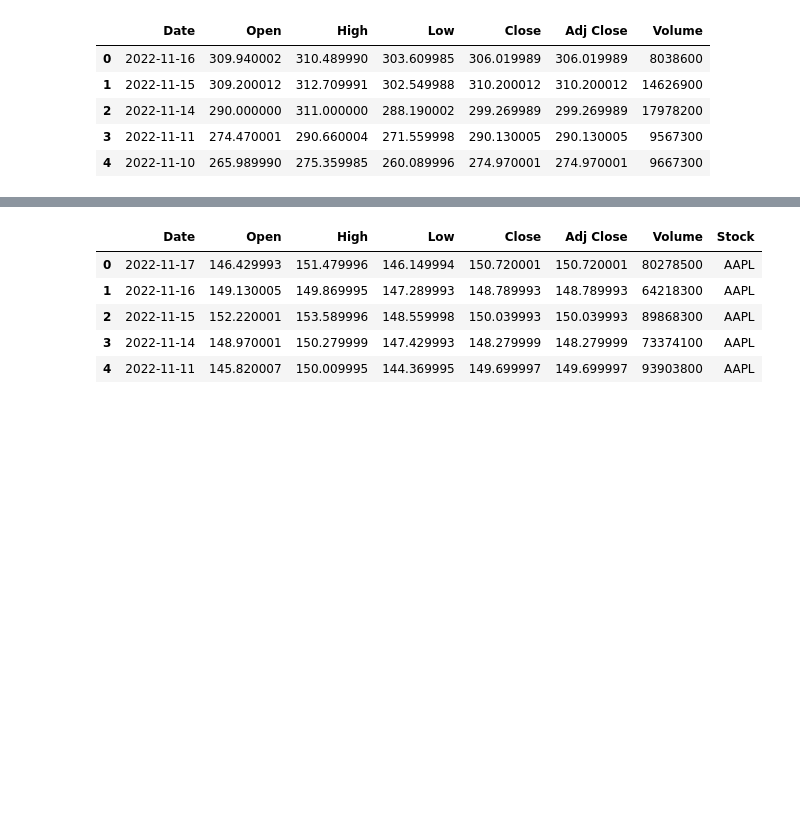
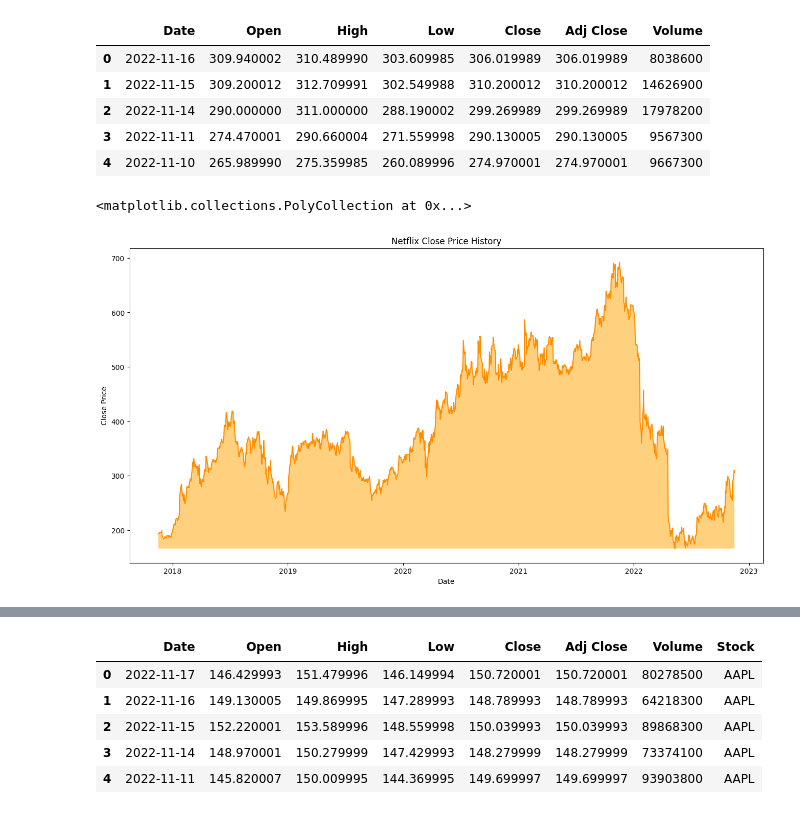
Before and after one commit to Shiyu95/CS5100-Project, a Jupyter notebook: CS5100 Project.ipynb, the cells around one changed output, grey strips where cells are left out. Saved outputs shown, nothing was run; the diff lists cells and outputs as text; code cells hidden in the pictures; blank space fills up the shorter version.

```diff
--- a/CS5100 Project.ipynb
+++ b/CS5100 Project.ipynb
@@ -26,3 +29,19 @@ df.head()
 | 2 | 2022-11-14 | 290.000000 | 311.000000 | 288.190002 | 299.269989 | 299.269989 | 17978200 |
 | 3 | 2022-11-11 | 274.470001 | 290.660004 | 271.559998 | 290.130005 | 290.130005 | 9567300 |
 | 4 | 2022-11-10 | 265.989990 | 275.359985 | 260.089996 | 274.970001 | 274.970001 | 9667300 |
+# %%
+#Analyze the Netflix closing prices from datafrram
+df["Date"]=pd.to_datetime(df.Date,format="%Y-%m-%d")
+df.index=df['Date']
+Closemin = df.Close.min()
+plt.figure(figsize=(16,8))
+plt.plot(df["Close"],label='NFLX Close Price History', color='darkorange')
+plt.xlabel('Date')
+plt.ylabel('Close Price')
+
+# displaying the title
+plt.title("Netflix Close Price History")
+plt.fill_between(df.index, Closemin, df.Close, facecolor='orange', alpha = 0.5)
+# %% [output]
+<matplotlib.collections.PolyCollection at 0x...>
+[figure, added]
```
Also changed, not shown: parts of 19 cells of this notebook, 5 other files.
